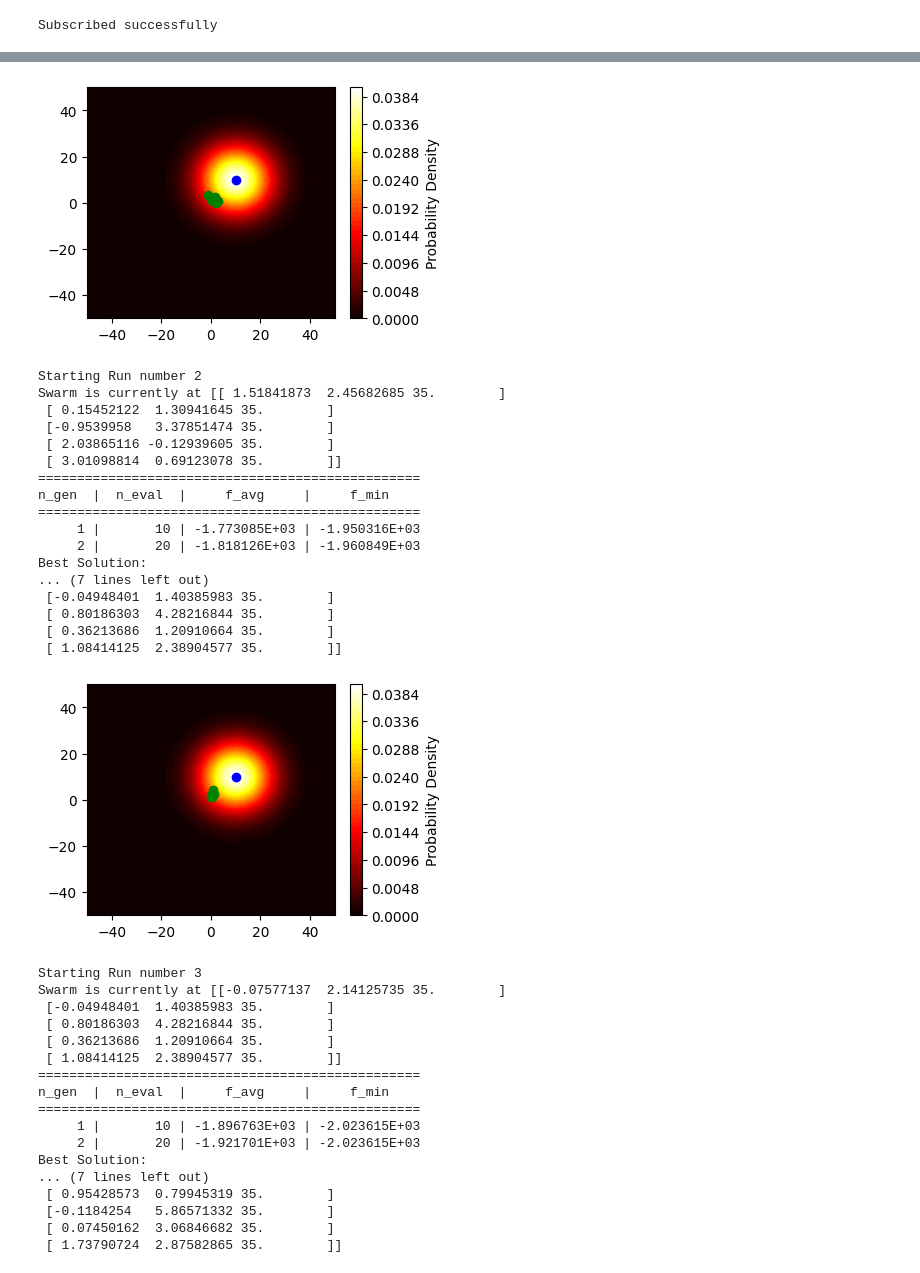
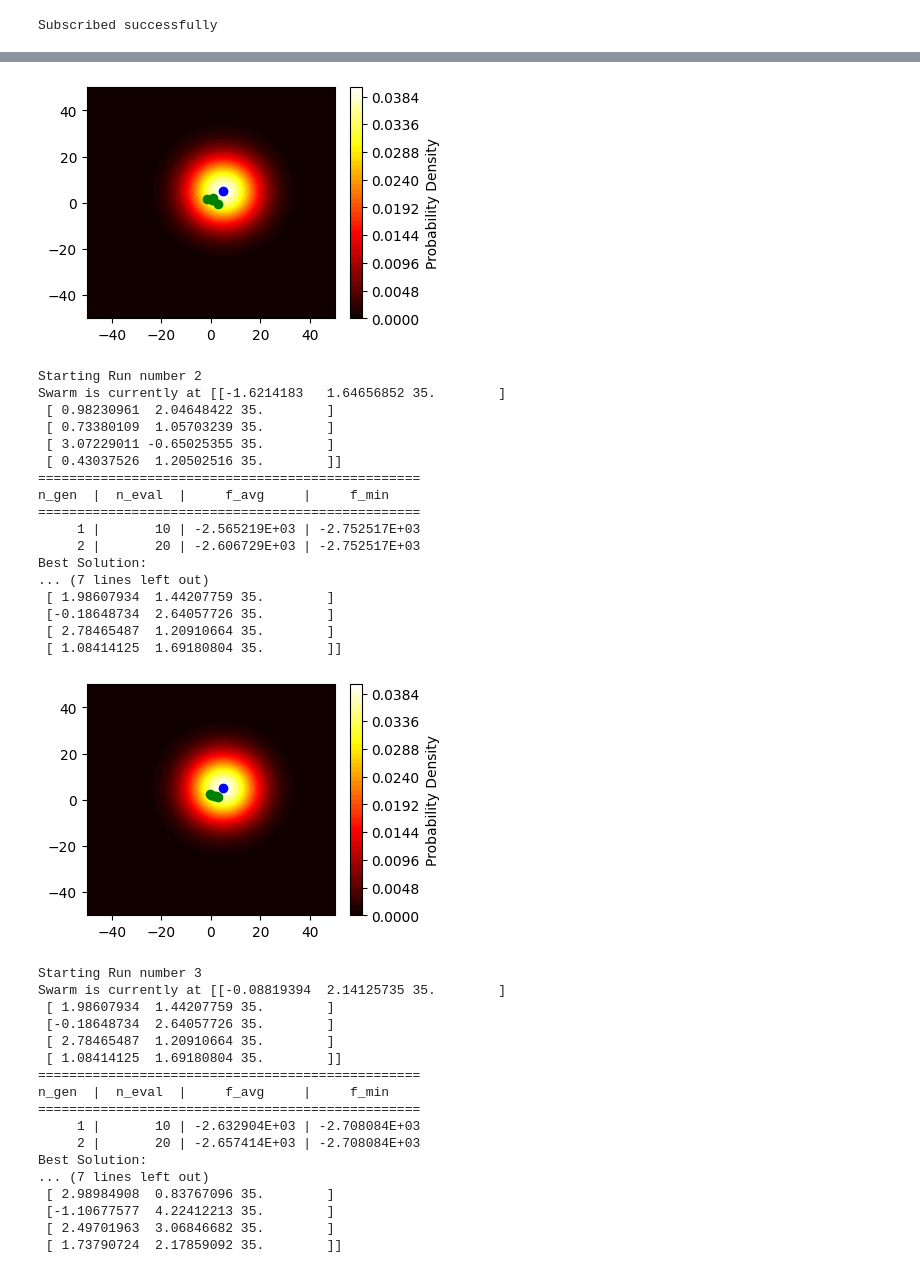
Before and after one commit to FDahlke/gazebo_sim, a Jupyter notebook: apptainer/temporaryNotebook.ipynb, the cells around one changed output, grey strips where cells are left out. Cells and saved outputs as stored; diff of their text form; code cells hidden in the pictures.

```diff
--- a/apptainer/temporaryNotebook.ipynb
+++ b/apptainer/temporaryNotebook.ipynb
@@ -99,14 +99,12 @@ def getOverlapArray(waypoints,img_width=512,img_height=512):
     visibility_offset=[visibility_offset_x,visibility_offset_y]
     return visibility_array, visibility_offset
 # %%
-def getProbabilityGrid(Last_Known_Position):
+def getProbabilityGrid(Last_Known_Position, sigma):
     #Create Target Probability Grid
     x = np.linspace(-grid_offset, grid_offset, prob_array_size)
     y = np.linspace(-grid_offset, grid_offset, prob_array_size)
     x, y = np.meshgrid(x, y)
 
-    sigma= 10
-
     prob_density = (1 / (np.sqrt(2 * np.pi)* sigma)) * np.exp(-((x - Last_Known_Position[0])**2 + (y - Last_Known_Position[1])**2) / (2 * sigma**2))
 
     return prob_density,x,y
@@ -144,8 +133,9 @@ swarm = Swarm("rhea_swarm")
 # Spawn X drones and keep the returning ids as handles
 ids = swarm.spawn(NUM_DRONES)
 
-#Create Fake Person Location
-person_waypoint =np.array([5,5])
+#Initialize Target Position
+Target_Position =np.array([5,5])
+Last_Known_Position = Target_Position
 
 # First waypoints
 waypoints = np.empty((0,3),float)
@@ -155,18 +145,13 @@ for i in range (NUM_DRONES):
 #create Initial
 swarm.waypoints(ids, waypoints)
 
-#Initialize Target Position
-Target_Position = [10,10]
-
-Last_Known_Position = Target_Position
-
 #Visibility by Coordiantes File:
 grid_visibility = np.full((AREA_SIZE_X,AREA_SIZE_Y), INITIAL_VISIBILITY)
 
 #Create Target Probability Grid
 sigma= 10
 
-prob_density,x,y = getProbabilityGrid(Last_Known_Position)
+prob_density,x,y = getProbabilityGrid(Last_Known_Position,sigma)
 
 #print(prob_density)
 # %% [output]
@@ -231,15 +216,11 @@ class MyProblem(ElementwiseProblem):
 
         #x are the waypoints
     def _evaluate(self, x, out, *args, **kwargs):
-        if ShouldPrint:
-            print("Starting eval")
+
         #scales the variables to  [-2,2]
         _x= np.array(x)*4-2
-
         #reshapes the variables back into a waypoint array
         coordinates = _x.reshape(-1, 2)
-        if ShouldPrint:
-            print(f"Reshaped coordinates: {coordinates.shape}")
 
         #send drones to solution it wants to score
         tempWaypoints = waypoints + np.pad(coordinates,((0, 0), (0, 1)),mode='constant',constant_values=0)
@@ -300,6 +280,8 @@ visibility_grid= "Null"
 runNumber=0
 
 #print(f"Starting with waypoints: \n {waypoints}")
+
+sigma=10
 
 while not finished:
     #wait until all drones received
@@ -320,7 +302,10 @@ while not finished:
         print(f"Sending swarm to \n {waypoints}")
         #update probability_grid and waypoints
         problem.waypoints = waypoints
-        problem.prob_density,x,y = getProbabilityGrid(Last_Known_Position)
+        sigma+=1
+        problem.prob_density,x,y = getProbabilityGrid(Last_Known_Position,sigma)
+
+
 
         plt.figure(figsize=(4, 3))
         plt.contourf(x, y, prob_density, levels=50, cmap='hot')
@@ -367,36 +352,36 @@ Best Solution:
-[figure, old version]
+[figure, new version]
 Starting Run number 2
-Swarm is currently at [[ 1.51841873  2.45682685 35.        ]
- [ 0.15452122  1.30941645 35.        ]
- [-0.9539958   3.37851474 35.        ]
- [ 2.03865116 -0.12939605 35.        ]
- [ 3.01098814  0.69123078 35.        ]]
+Swarm is currently at [[-1.6214183   1.64656852 35.        ]
+ [ 0.98230961  2.04648422 35.        ]
+ [ 0.73380109  1.05703239 35.        ]
+ [ 3.07229011 -0.65025355 35.        ]
+ [ 0.43037526  1.20502516 35.        ]]
 =================================================
 n_gen  |  n_eval  |     f_avg     |     f_min
 =================================================
-     1 |       10 | -1.773085E+03 | -1.950316E+03
-     2 |       20 | -1.818126E+03 | -1.960849E+03
+     1 |       10 | -2.565219E+03 | -2.752517E+03
+     2 |       20 | -2.606729E+03 | -2.752517E+03
 Best Solution:
 ... (7 lines left out)
- [-0.04948401  1.40385983 35.        ]
- [ 0.80186303  4.28216844 35.        ]
- [ 0.36213686  1.20910664 35.        ]
- [ 1.08414125  2.38904577 35.        ]]
+ [ 1.98607934  1.44207759 35.        ]
+ [-0.18648734  2.64057726 35.        ]
+ [ 2.78465487  1.20910664 35.        ]
+ [ 1.08414125  1.69180804 35.        ]]
-[figure, old version]
+[figure, new version]
 Starting Run number 3
-Swarm is currently at [[-0.07577137  2.14125735 35.        ]
- [-0.04948401  1.40385983 35.        ]
- [ 0.80186303  4.28216844 35.        ]
- [ 0.36213686  1.20910664 35.        ]
- [ 1.08414125  2.38904577 35.        ]]
+Swarm is currently at [[-0.08819394  2.14125735 35.        ]
+ [ 1.98607934  1.44207759 35.        ]
+ [-0.18648734  2.64057726 35.        ]
+ [ 2.78465487  1.20910664 35.        ]
+ [ 1.08414125  1.69180804 35.        ]]
 =================================================
 n_gen  |  n_eval  |     f_avg     |     f_min
 =================================================
-     1 |       10 | -1.896763E+03 | -2.023615E+03
-     2 |       20 | -1.921701E+03 | -2.023615E+03
+     1 |       10 | -2.632904E+03 | -2.708084E+03
+     2 |       20 | -2.657414E+03 | -2.708084E+03
 Best Solution:
 ... (7 lines left out)
- [ 0.95428573  0.79945319 35.        ]
- [-0.1184254   5.86571332 35.        ]
- [ 0.07450162  3.06846682 35.        ]
- [ 1.73790724  2.87582865 35.        ]]
+ [ 2.98984908  0.83767096 35.        ]
+ [-1.10677577  4.22412213 35.        ]
+ [ 2.49701963  3.06846682 35.        ]
+ [ 1.73790724  2.17859092 35.        ]]
```
Also changed, not shown: parts of 4 cells of this notebook.
